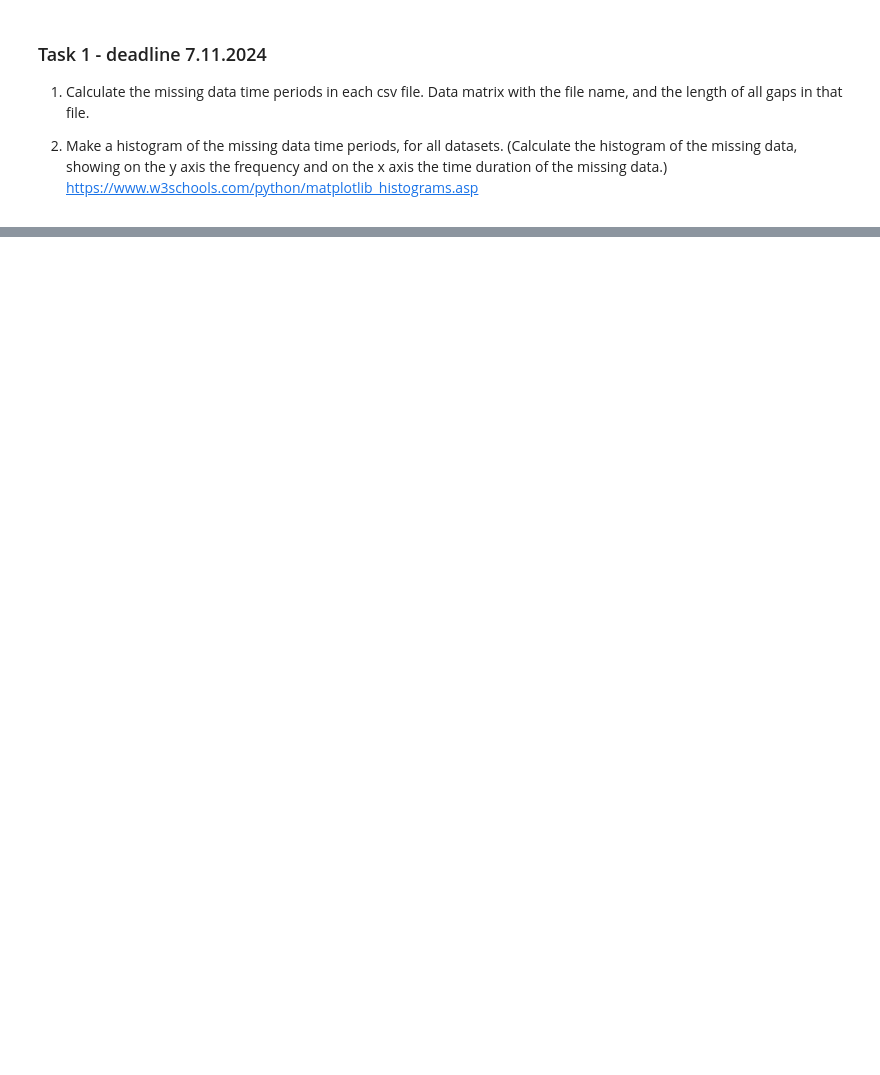
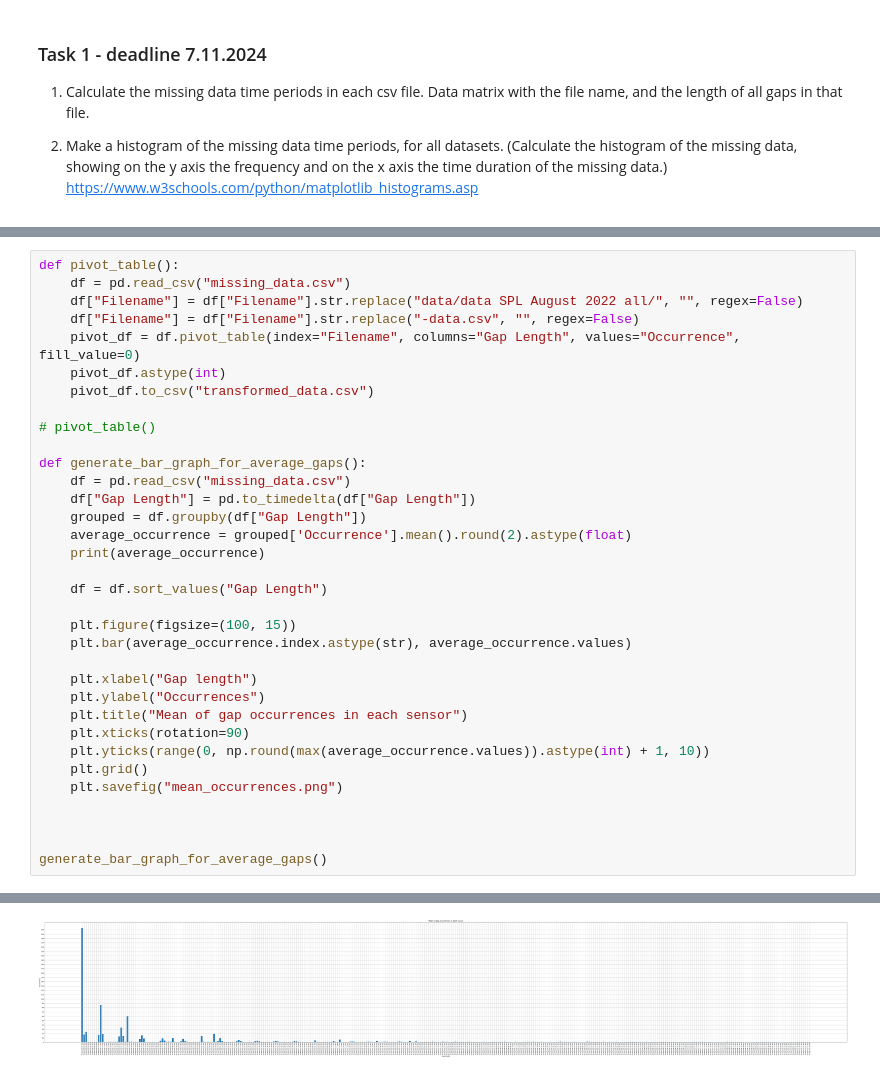
Before and after one commit to viktoriasiigur/master-thesis, a Jupyter notebook: Task 1.ipynb, the cells around one changed output, grey strips where cells are left out. Cells and saved outputs as stored; diff of their text form; blank space fills up the shorter version.

```diff
--- a/Task 1.ipynb
+++ b/Task 1.ipynb
@@ -90,0 +91,35 @@ plot_diffs_exponential()
+# %%
+def pivot_table():
+    df = pd.read_csv("missing_data.csv")
+    df["Filename"] = df["Filename"].str.replace("data/data SPL August 2022 all/", "", regex=False)
+    df["Filename"] = df["Filename"].str.replace("-data.csv", "", regex=False)
+    pivot_df = df.pivot_table(index="Filename", columns="Gap Length", values="Occurrence", fill_value=0)
+    pivot_df.astype(int)
+    pivot_df.to_csv("transformed_data.csv")
+
+# pivot_table()
+
+def generate_bar_graph_for_average_gaps():
+    df = pd.read_csv("missing_data.csv")
+    df["Gap Length"] = pd.to_timedelta(df["Gap Length"])
+    grouped = df.groupby(df["Gap Length"])
+    average_occurrence = grouped['Occurrence'].mean().round(2).astype(float)
+    print(average_occurrence)
+
+    df = df.sort_values("Gap Length")
+
+    plt.figure(figsize=(100, 15))
+    plt.bar(average_occurrence.index.astype(str), average_occurrence.values)
+
+    plt.xlabel("Gap length")
+    plt.ylabel("Occurrences")
+    plt.title("Mean of gap occurrences in each sensor")
+    plt.xticks(rotation=90)
+    plt.yticks(range(0, np.round(max(average_occurrence.values)).astype(int) + 1, 10))
+    plt.grid()
+    plt.savefig("mean_occurrences.png")
+
+
+
+generate_bar_graph_for_average_gaps()
+# %% [output]
@@ -90,0 +139 @@ plot_diffs_exponential()
+[figure, added]
```
Also changed, not shown: parts of 7 cells of this notebook, 5 other files.
